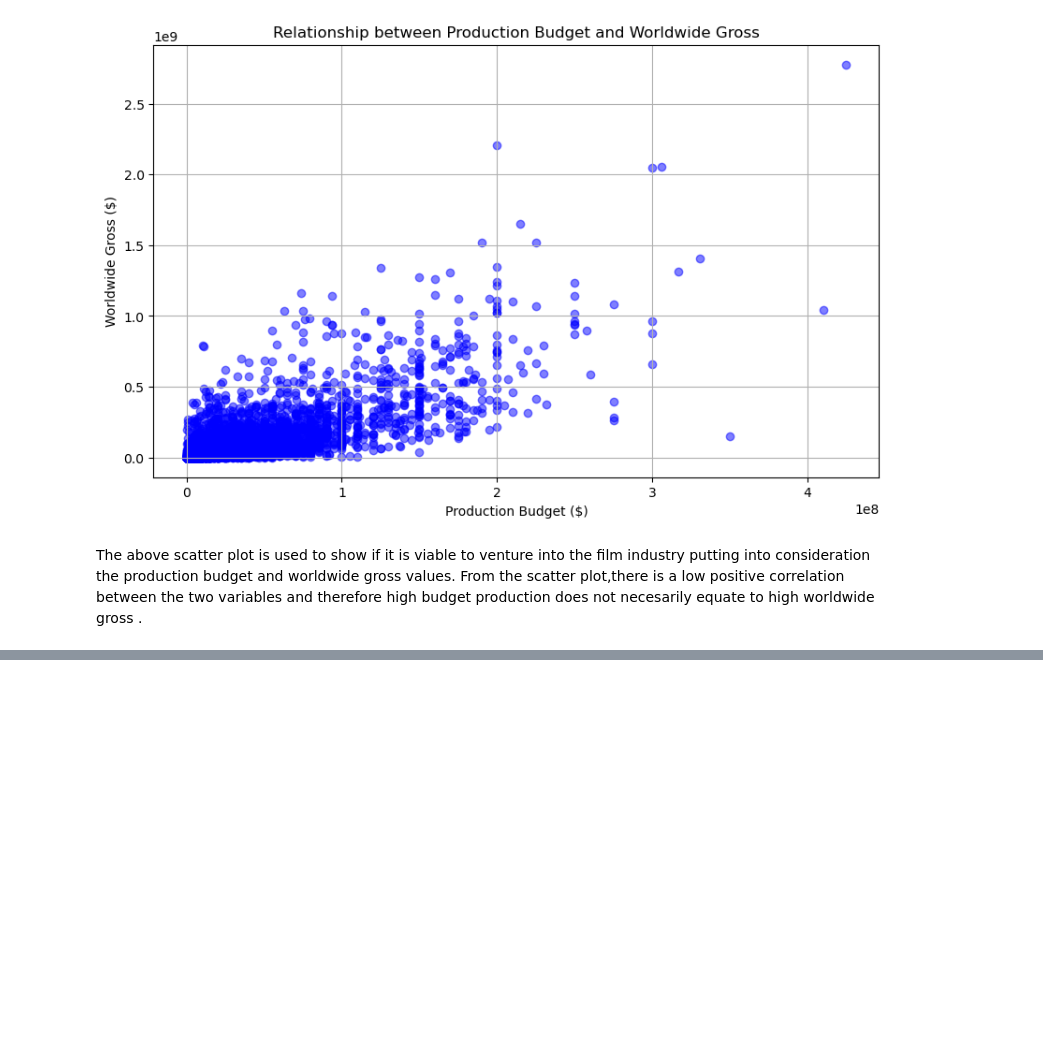
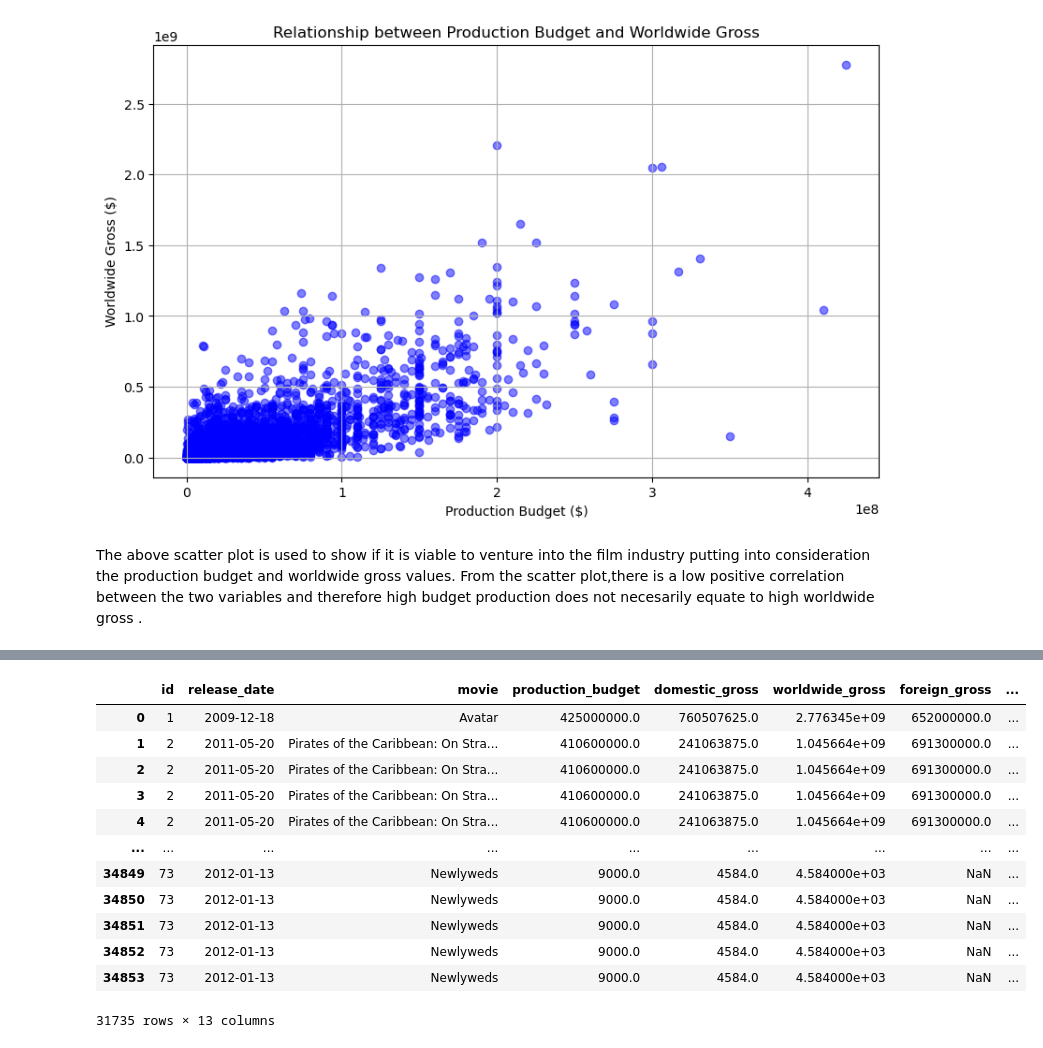
Before and after one commit to ElizabethMasai/dsc-phase-1-project-v2-4, a Jupyter notebook: student.ipynb, the cells around one changed output, grey strips where cells are left out. Saved outputs shown, nothing was run; the diff lists cells and outputs as text; code cells hidden in the pictures; blank space fills up the shorter version.

```diff
--- a/student.ipynb
+++ b/student.ipynb
@@ -1246,0 +1255,17 @@ From the scatter plot,there is a low positive correlation between the two variab
+# %%
+merged_df.dropna(subset=['vote_count', 'vote_average', 'popularity'], inplace=True)
+merged_df
+# %% [output]
+|  | id | release_date | movie | production_budget | domestic_gross | worldwide_gross | foreign_gross | ... |
+| 0 | 1 | 2009-12-18 | Avatar | 425000000.0 | 760507625.0 | 2.776345e+09 | 652000000.0 | ... |
+| 1 | 2 | 2011-05-20 | Pirates of the Caribbean: On Stra... | 410600000.0 | 241063875.0 | 1.045664e+09 | 691300000.0 | ... |
+| 2 | 2 | 2011-05-20 | Pirates of the Caribbean: On Stra... | 410600000.0 | 241063875.0 | 1.045664e+09 | 691300000.0 | ... |
+| 3 | 2 | 2011-05-20 | Pirates of the Caribbean: On Stra... | 410600000.0 | 241063875.0 | 1.045664e+09 | 691300000.0 | ... |
+| 4 | 2 | 2011-05-20 | Pirates of the Caribbean: On Stra... | 410600000.0 | 241063875.0 | 1.045664e+09 | 691300000.0 | ... |
+| ... | ... | ... | ... | ... | ... | ... | ... | ... |
+| 34849 | 73 | 2012-01-13 | Newlyweds | 9000.0 | 4584.0 | 4.584000e+03 | NaN | ... |
+| 34850 | 73 | 2012-01-13 | Newlyweds | 9000.0 | 4584.0 | 4.584000e+03 | NaN | ... |
+| 34851 | 73 | 2012-01-13 | Newlyweds | 9000.0 | 4584.0 | 4.584000e+03 | NaN | ... |
+| 34852 | 73 | 2012-01-13 | Newlyweds | 9000.0 | 4584.0 | 4.584000e+03 | NaN | ... |
+| 34853 | 73 | 2012-01-13 | Newlyweds | 9000.0 | 4584.0 | 4.584000e+03 | NaN | ... |
+31735 rows × 13 columns
```
Also changed, not shown: parts of 10 cells of this notebook.
